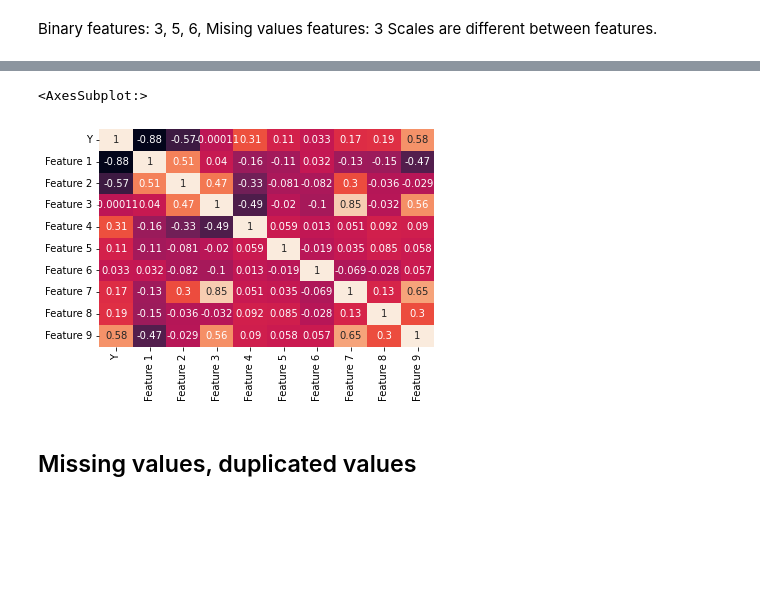
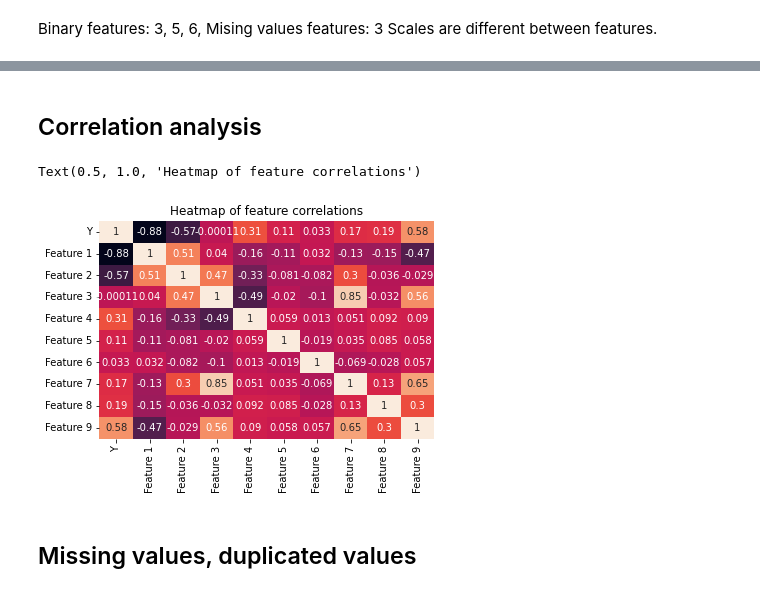
Before and after one commit to potus84/Inmeta, a Jupyter notebook: Modelling.ipynb, the cells around one changed output, grey strips where cells are left out. Saved outputs shown, nothing was run; the diff lists cells and outputs as text; code cells hidden in the pictures; blank space fills up the shorter version.

```diff
--- a/Modelling.ipynb
+++ b/Modelling.ipynb
@@ -65,7 +59,10 @@ sns.heatmap(df.isnull(), cmap='coolwarm', cbar=True)
+# %% [markdown]
+## Correlation analysis
 # %%
 sns.heatmap(df.corr(), annot=True, cbar=False)
+plt.title('Heatmap of feature correlations')
 # %% [output]
-<AxesSubplot:>
+Text(0.5, 1.0, 'Heatmap of feature correlations')
-[figure, old version]
+[figure, new version]
 # %% [markdown]
 ## Missing values, duplicated values
```
Also changed, not shown: parts of 27 cells of this notebook, 2 other files.
